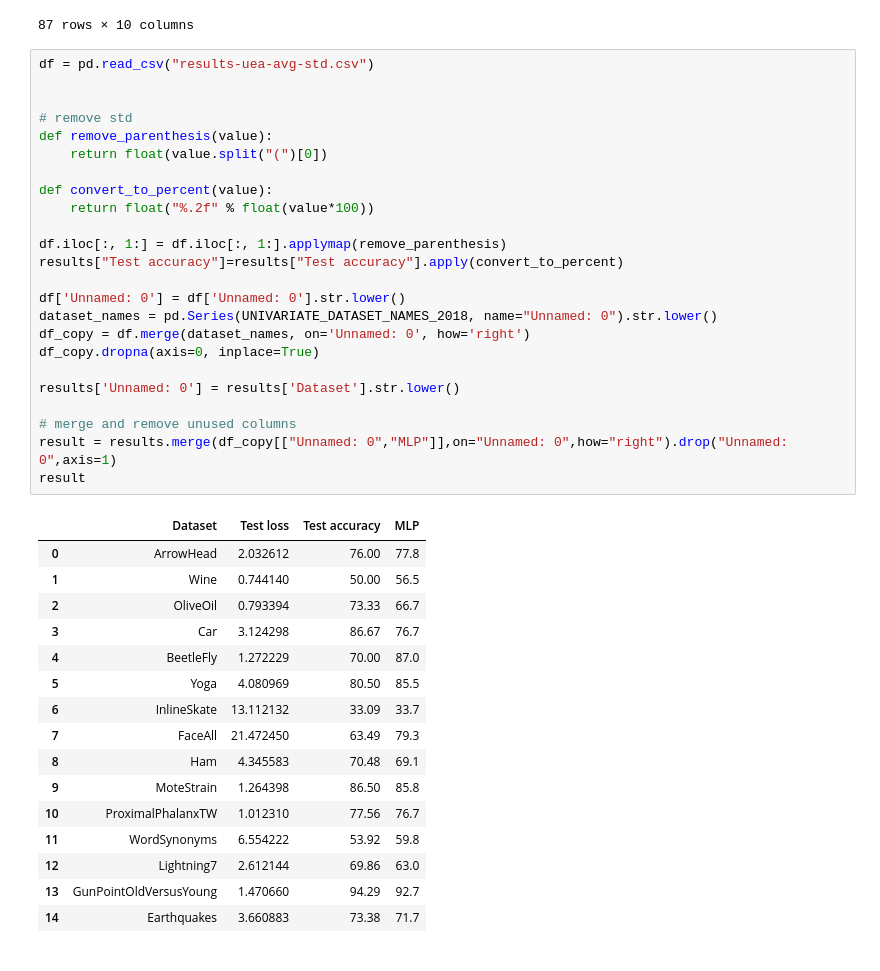
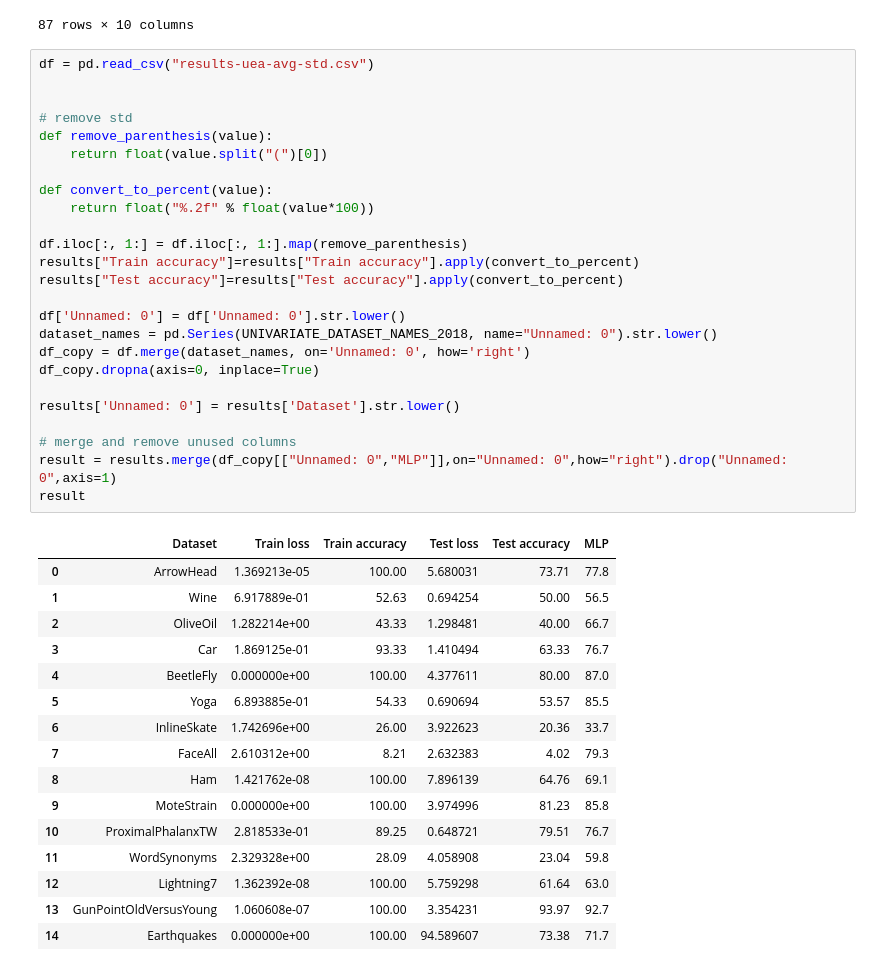
Before and after one commit to Elnur21/MLP_MultiLayerPerceptron, a Jupyter notebook: test.ipynb, the cells around one changed output. Cells and saved outputs as stored; diff of their text form.

```diff
--- a/test.ipynb
+++ b/test.ipynb
@@ -150,43 +133,44 @@ results_uea
 # %%
 df = pd.read_csv("results-uea-avg-std.csv")
 
 
 # remove std
 def remove_parenthesis(value):
     return float(value.split("(")[0])
 
 def convert_to_percent(value):
     return float("%.2f" % float(value*100))
 
-df.iloc[:, 1:] = df.iloc[:, 1:].applymap(remove_parenthesis)
+df.iloc[:, 1:] = df.iloc[:, 1:].map(remove_parenthesis)
+results["Train accuracy"]=results["Train accuracy"].apply(convert_to_percent)
 results["Test accuracy"]=results["Test accuracy"].apply(convert_to_percent)
 
 df['Unnamed: 0'] = df['Unnamed: 0'].str.lower()
 dataset_names = pd.Series(UNIVARIATE_DATASET_NAMES_2018, name="Unnamed: 0").str.lower()
 df_copy = df.merge(dataset_names, on='Unnamed: 0', how='right')
 df_copy.dropna(axis=0, inplace=True)
 
 results['Unnamed: 0'] = results['Dataset'].str.lower()
 
 # merge and remove unused columns
 result = results.merge(df_copy[["Unnamed: 0","MLP"]],on="Unnamed: 0",how="right").drop("Unnamed: 0",axis=1)
 result
 # %% [output]
-|  | Dataset | Test loss | Test accuracy | MLP |
-| 0 | ArrowHead | 2.032612 | 76.00 | 77.8 |
-| 1 | Wine | 0.744140 | 50.00 | 56.5 |
-| 2 | OliveOil | 0.793394 | 73.33 | 66.7 |
-| 3 | Car | 3.124298 | 86.67 | 76.7 |
-| 4 | BeetleFly | 1.272229 | 70.00 | 87.0 |
-| 5 | Yoga | 4.080969 | 80.50 | 85.5 |
-| 6 | InlineSkate | 13.112132 | 33.09 | 33.7 |
-| 7 | FaceAll | 21.472450 | 63.49 | 79.3 |
-| 8 | Ham | 4.345583 | 70.48 | 69.1 |
-| 9 | MoteStrain | 1.264398 | 86.50 | 85.8 |
-| 10 | ProximalPhalanxTW | 1.012310 | 77.56 | 76.7 |
-| 11 | WordSynonyms | 6.554222 | 53.92 | 59.8 |
-| 12 | Lightning7 | 2.612144 | 69.86 | 63.0 |
-| 13 | GunPointOldVersusYoung | 1.470660 | 94.29 | 92.7 |
-| 14 | Earthquakes | 3.660883 | 73.38 | 71.7 |
+|  | Dataset | Train loss | Train accuracy | Test loss | Test accuracy | MLP |
+| 0 | ArrowHead | 1.369213e-05 | 100.00 | 5.680031 | 73.71 | 77.8 |
+| 1 | Wine | 6.917889e-01 | 52.63 | 0.694254 | 50.00 | 56.5 |
+| 2 | OliveOil | 1.282214e+00 | 43.33 | 1.298481 | 40.00 | 66.7 |
+| 3 | Car | 1.869125e-01 | 93.33 | 1.410494 | 63.33 | 76.7 |
+| 4 | BeetleFly | 0.000000e+00 | 100.00 | 4.377611 | 80.00 | 87.0 |
+| 5 | Yoga | 6.893885e-01 | 54.33 | 0.690694 | 53.57 | 85.5 |
+| 6 | InlineSkate | 1.742696e+00 | 26.00 | 3.922623 | 20.36 | 33.7 |
+| 7 | FaceAll | 2.610312e+00 | 8.21 | 2.632383 | 4.02 | 79.3 |
+| 8 | Ham | 1.421762e-08 | 100.00 | 7.896139 | 64.76 | 69.1 |
+| 9 | MoteStrain | 0.000000e+00 | 100.00 | 3.974996 | 81.23 | 85.8 |
+| 10 | ProximalPhalanxTW | 2.818533e-01 | 89.25 | 0.648721 | 79.51 | 76.7 |
+| 11 | WordSynonyms | 2.329328e+00 | 28.09 | 4.058908 | 23.04 | 59.8 |
+| 12 | Lightning7 | 1.362392e-08 | 100.00 | 5.759298 | 61.64 | 63.0 |
+| 13 | GunPointOldVersusYoung | 1.060608e-07 | 100.00 | 3.354231 | 93.97 | 92.7 |
+| 14 | Earthquakes | 0.000000e+00 | 100.00 | 94.589607 | 73.38 | 71.7 |
 # %%
 plot_1v1_perf(result,"MLP","Test accuracy")
```
Also changed, not shown: parts of 7 cells of this notebook, 20 other files.
